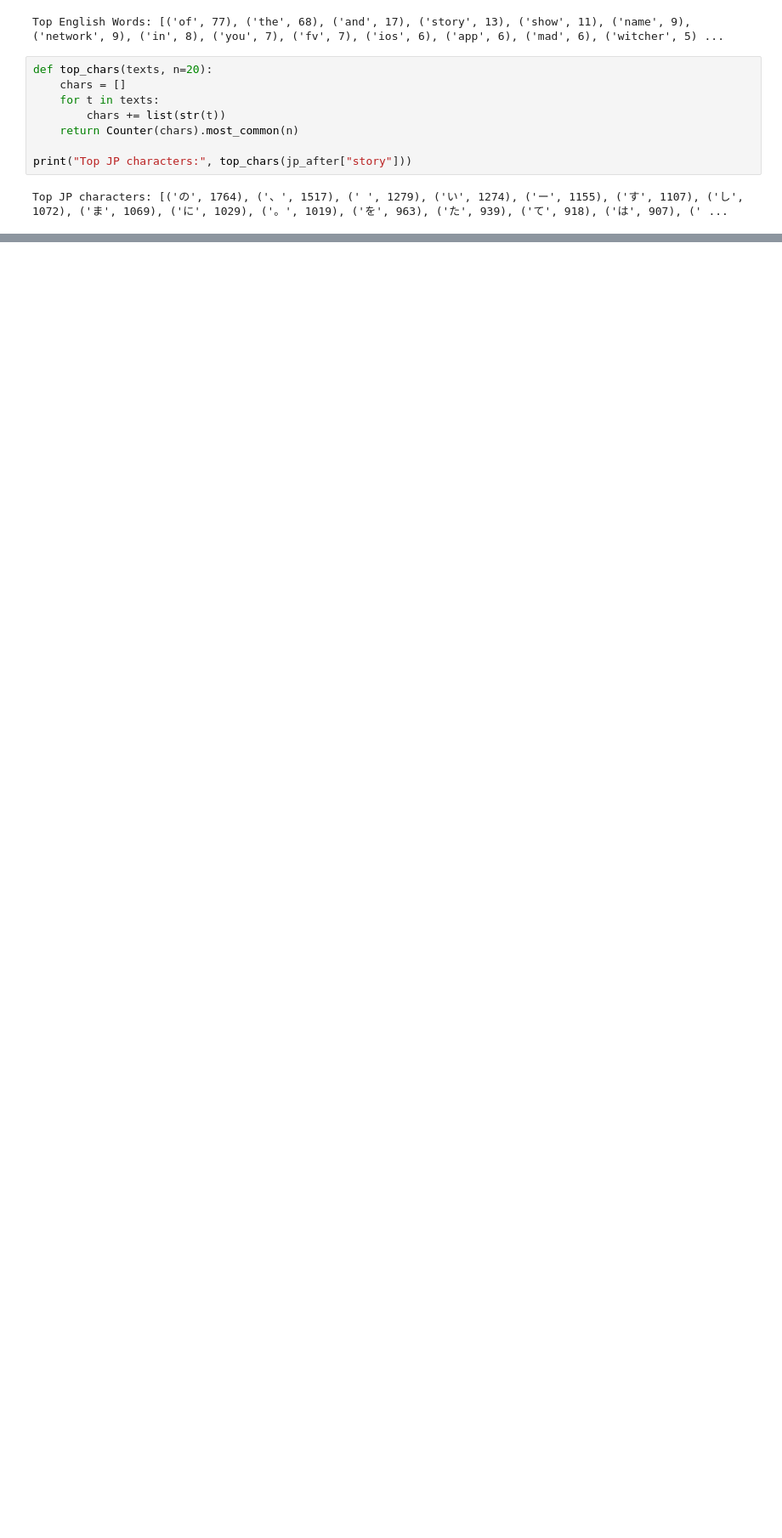
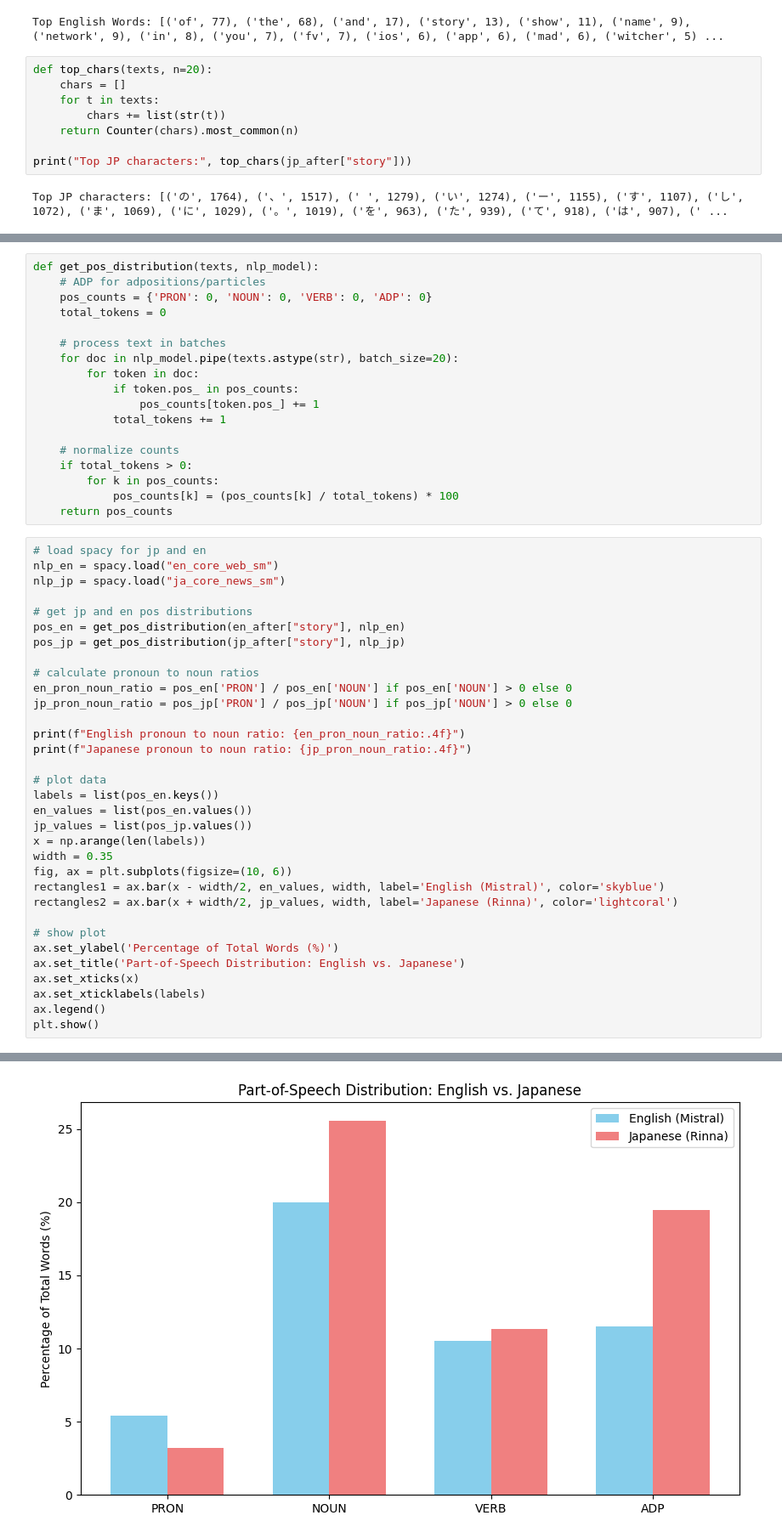
Before and after one commit to Megadast/NLP_Project, a Jupyter notebook: compare.ipynb, the cells around one changed output, grey strips where cells are left out. Shown at 85% size. Saved outputs shown, nothing was run; the diff lists cells and outputs as text; blank space fills up the shorter version.

```diff
--- a/compare.ipynb
+++ b/compare.ipynb
@@ -204,0 +214,52 @@ Top JP characters: [('の', 1764), ('、', 1517), (' ', 1279), ('い', 1274), ('
+# %%
+def get_pos_distribution(texts, nlp_model):
+    # ADP for adpositions/particles
+    pos_counts = {'PRON': 0, 'NOUN': 0, 'VERB': 0, 'ADP': 0}
+    total_tokens = 0
+
+    # process text in batches
+    for doc in nlp_model.pipe(texts.astype(str), batch_size=20):
+        for token in doc:
+            if token.pos_ in pos_counts:
+                pos_counts[token.pos_] += 1
+            total_tokens += 1
+
+    # normalize counts
+    if total_tokens > 0:
+        for k in pos_counts:
+            pos_counts[k] = (pos_counts[k] / total_tokens) * 100
+    return pos_counts
+# %%
+# load spacy for jp and en
+nlp_en = spacy.load("en_core_web_sm")
+nlp_jp = spacy.load("ja_core_news_sm")
+
+# get jp and en pos distributions
+pos_en = get_pos_distribution(en_after["story"], nlp_en)
+pos_jp = get_pos_distribution(jp_after["story"], nlp_jp)
+
+# calculate pronoun to noun ratios
+en_pron_noun_ratio = pos_en['PRON'] / pos_en['NOUN'] if pos_en['NOUN'] > 0 else 0
+jp_pron_noun_ratio = pos_jp['PRON'] / pos_jp['NOUN'] if pos_jp['NOUN'] > 0 else 0
+
+print(f"English pronoun to noun ratio: {en_pron_noun_ratio:.4f}")
+print(f"Japanese pronoun to noun ratio: {jp_pron_noun_ratio:.4f}")
+
+# plot data
+labels = list(pos_en.keys())
+en_values = list(pos_en.values())
+jp_values = list(pos_jp.values())
+x = np.arange(len(labels))
+width = 0.35
+fig, ax = plt.subplots(figsize=(10, 6))
+rectangles1 = ax.bar(x - width/2, en_values, width, label='English (Mistral)', color='skyblue')
+rectangles2 = ax.bar(x + width/2, jp_values, width, label='Japanese (Rinna)', color='lightcoral')
+
+# show plot
+ax.set_ylabel('Percentage of Total Words (%)')
+ax.set_title('Part-of-Speech Distribution: English vs. Japanese')
+ax.set_xticks(x)
+ax.set_xticklabels(labels)
+ax.legend()
+plt.show()
+# %% [output]
@@ -204,0 +268 @@ Top JP characters: [('の', 1764), ('、', 1517), (' ', 1279), ('い', 1274), ('
+[figure, added]
```
Also changed, not shown: parts of 8 cells of this notebook.
